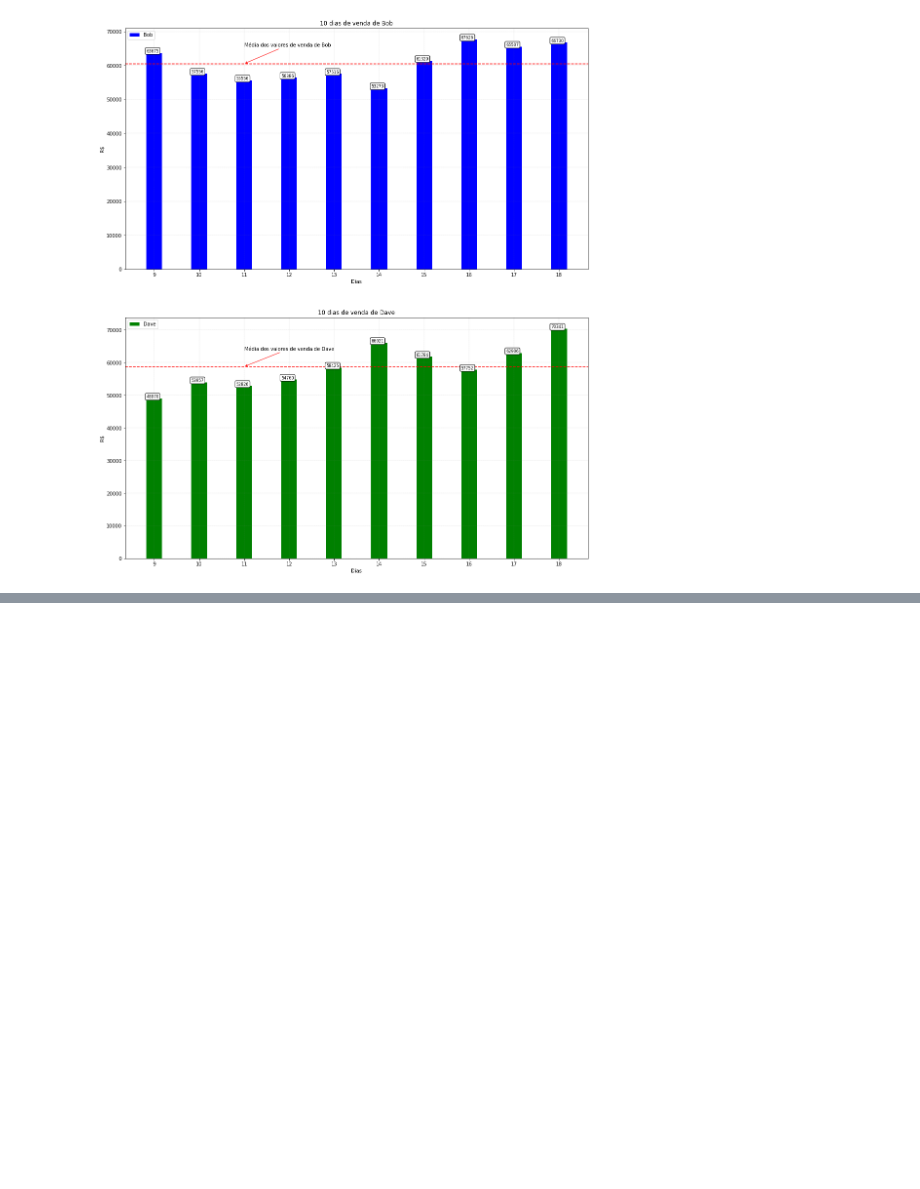
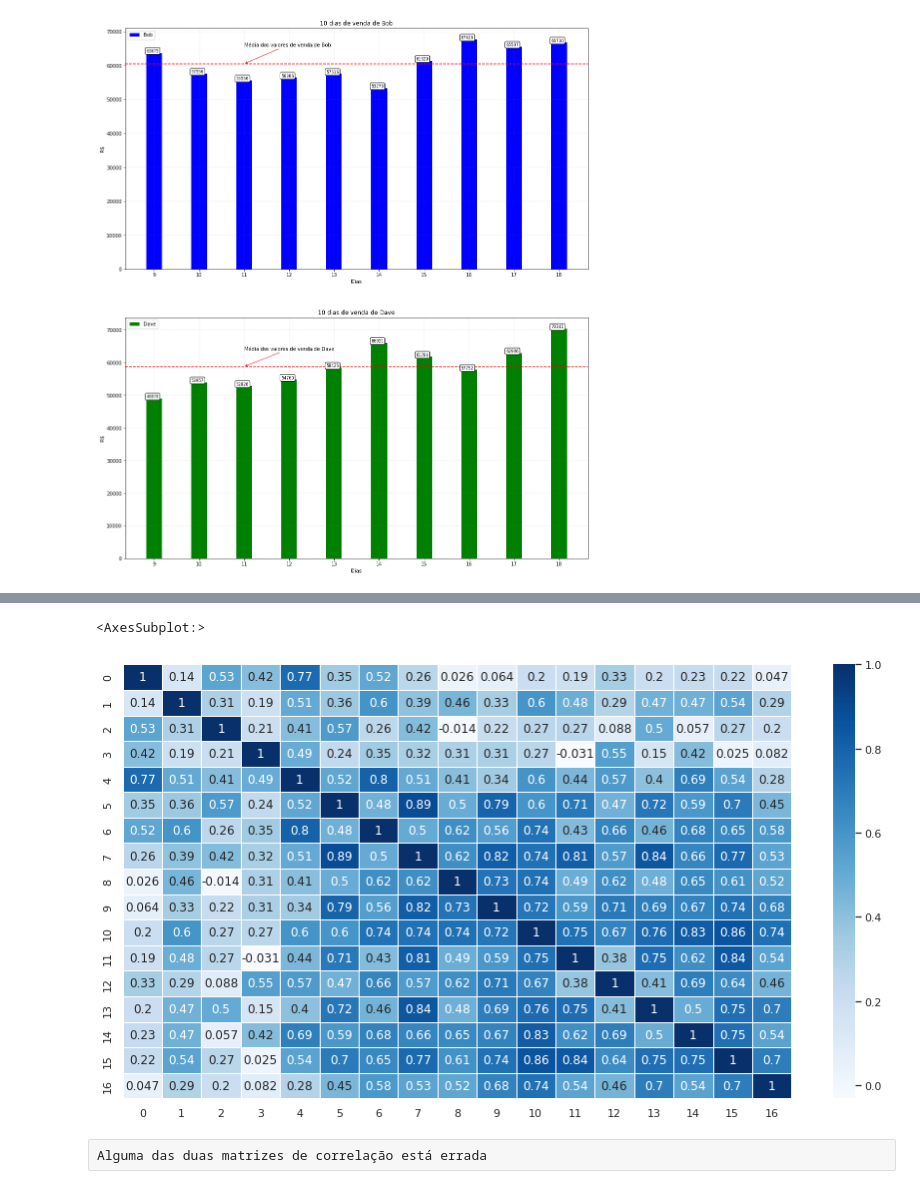
Before and after one commit to Lucas-Castro-de-Rezende/matplotlib-seaborn, a Jupyter notebook: exercises/exercises.ipynb, the cells around one changed output, grey strips where cells are left out. Cells and saved outputs as stored; diff of their text form; code cells hidden in the pictures; blank space fills up the shorter version.

Commit message:
Fim dos exercicios de seaborn - tirar dúvidas

```diff
--- a/exercises/exercises.ipynb
+++ b/exercises/exercises.ipynb
@@ -310,0 +349,37 @@ for p in ax[1].patches:
+# %%
+import seaborn as sns
+import matplotlib.pyplot as plt
+import numpy as np
+import pandas as pd
+import os
+
+data_path = 'assets/metricas'
+metrics = list()
+for filename in os.listdir(data_path):
+    f = os.path.join(data_path, filename)
+    # checking if it is a file
+    if os.path.isfile(f):
+        person = np.loadtxt(data_path + '/' + filename)
+        metrics.append(person)
+
+np.array(metrics)
+corr_matrix = np.corrcoef(metrics)
+
+np.savetxt("correlation_matrix.csv", corr_matrix, delimiter=",", fmt='%.3f')
+
+df = pd.DataFrame(np.array(metrics))
+
+result = df.corr()
+# print(result)
+# print(corr_matrix)
+
+sns.set(rc = {'figure.figsize':(15,8)})
+sns.heatmap(result, annot=True, cmap="Blues", linewidths=.5)
+
+# sns.set(rc = {'figure.figsize':(15,8)})
+# sns.heatmap(corr_matrix, annot=True, cmap="Blues", linewidths=.5)
+# %% [output]
+<AxesSubplot:>
+[figure, added]
+# %% [raw]
+Alguma das duas matrizes de correlação está errada
```
Also changed, not shown: parts of 3 cells of this notebook, 1 other file.
